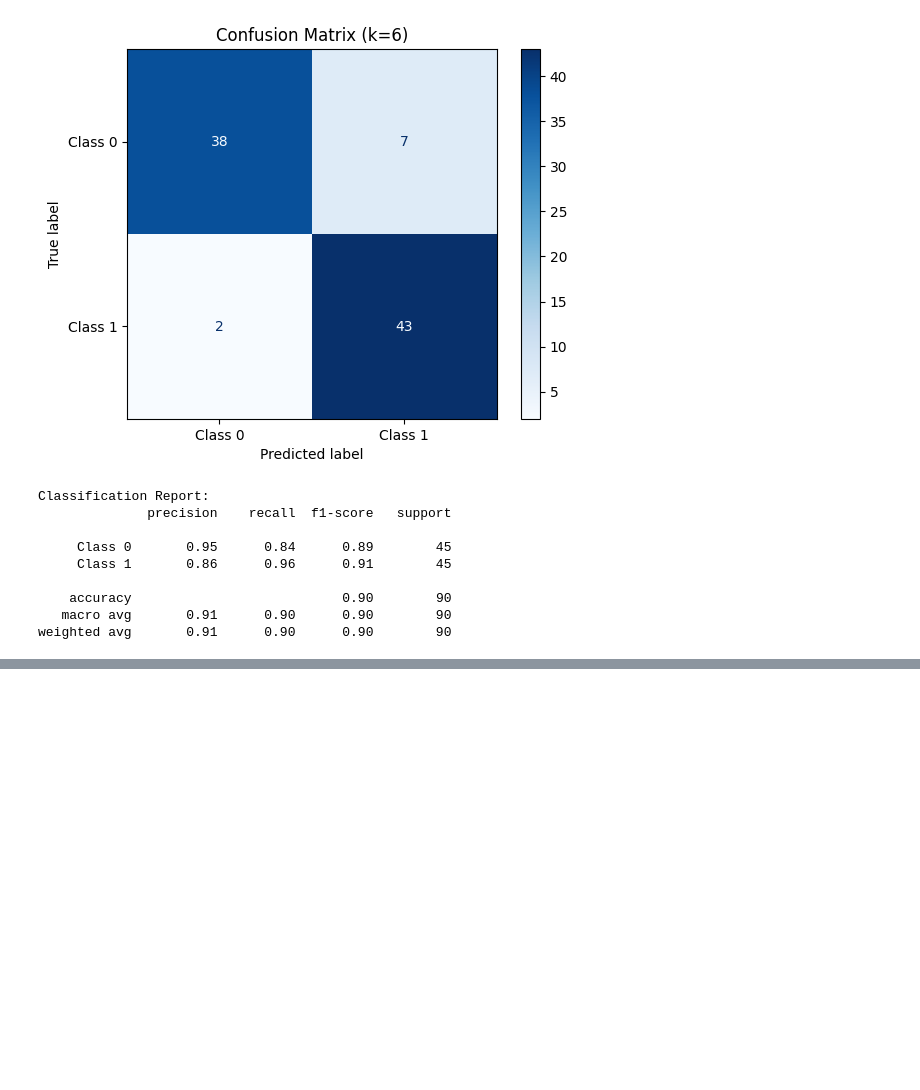
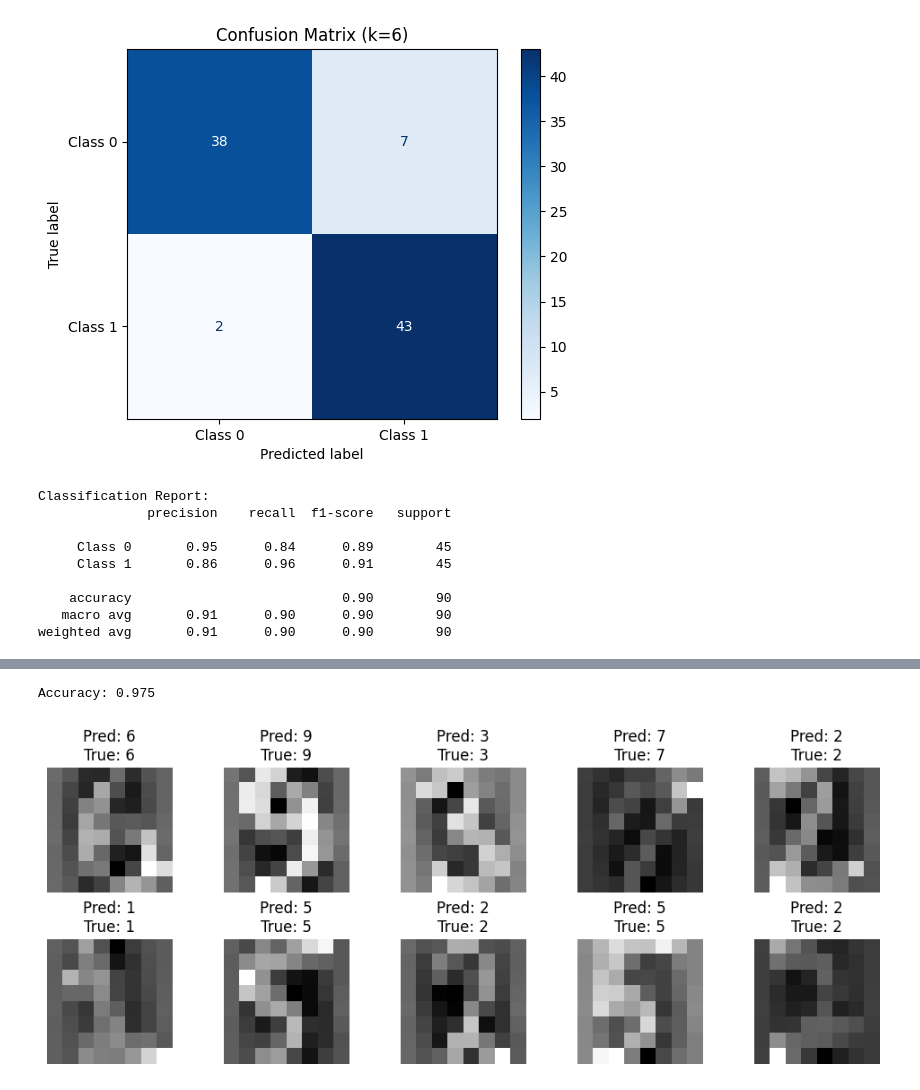
Before and after one commit to bonareri/data-science-class, a Jupyter notebook: 06-Machine_Learning/08.KNN.ipynb, the cells around one changed output, grey strips where cells are left out. Saved outputs shown, nothing was run; the diff lists cells and outputs as text; code cells hidden in the pictures; blank space fills up the shorter version.

```diff
--- a/06-Machine_Learning/08.KNN.ipynb
+++ b/06-Machine_Learning/08.KNN.ipynb
@@ -268,0 +310,44 @@ weighted avg       0.91      0.90      0.90        90
+# %%
+import matplotlib.pyplot as plt
+from sklearn.datasets import load_digits
+from sklearn.model_selection import train_test_split
+from sklearn.preprocessing import StandardScaler
+from sklearn.neighbors import KNeighborsClassifier
+from sklearn.metrics import accuracy_score
+
+# Load dataset
+digits = load_digits()
+X, y = digits.data, digits.target
+
+# Split data into training and test sets
+X_train, X_test, y_train, y_test = train_test_split(
+    X, y, test_size=0.2, random_state=42
+)
+
+# Scale features
+scaler = StandardScaler()
+X_train = scaler.fit_transform(X_train)
+X_test = scaler.transform(X_test)
+
+# Initialize and train KNN classifier
+knn = KNeighborsClassifier(n_neighbors=5)
+knn.fit(X_train, y_train)
+
+# Make predictions
+y_pred = knn.predict(X_test)
+
+# Evaluate accuracy
+print("Accuracy:", accuracy_score(y_test, y_pred))
+
+# Visualize some test digits with predictions
+plt.figure(figsize=(10, 4))
+for i in range(10):
+    plt.subplot(2, 5, i+1)
+    plt.imshow(X_test[i].reshape(8, 8), cmap='gray')
+    plt.title(f"Pred: {y_pred[i]}\nTrue: {y_test[i]}")
+    plt.axis('off')
+plt.tight_layout()
+plt.show()
+# %% [output]
+Accuracy: 0.975
+[figure, added]
```
Also changed, not shown: parts of 1 cell of this notebook, 5 other files.
